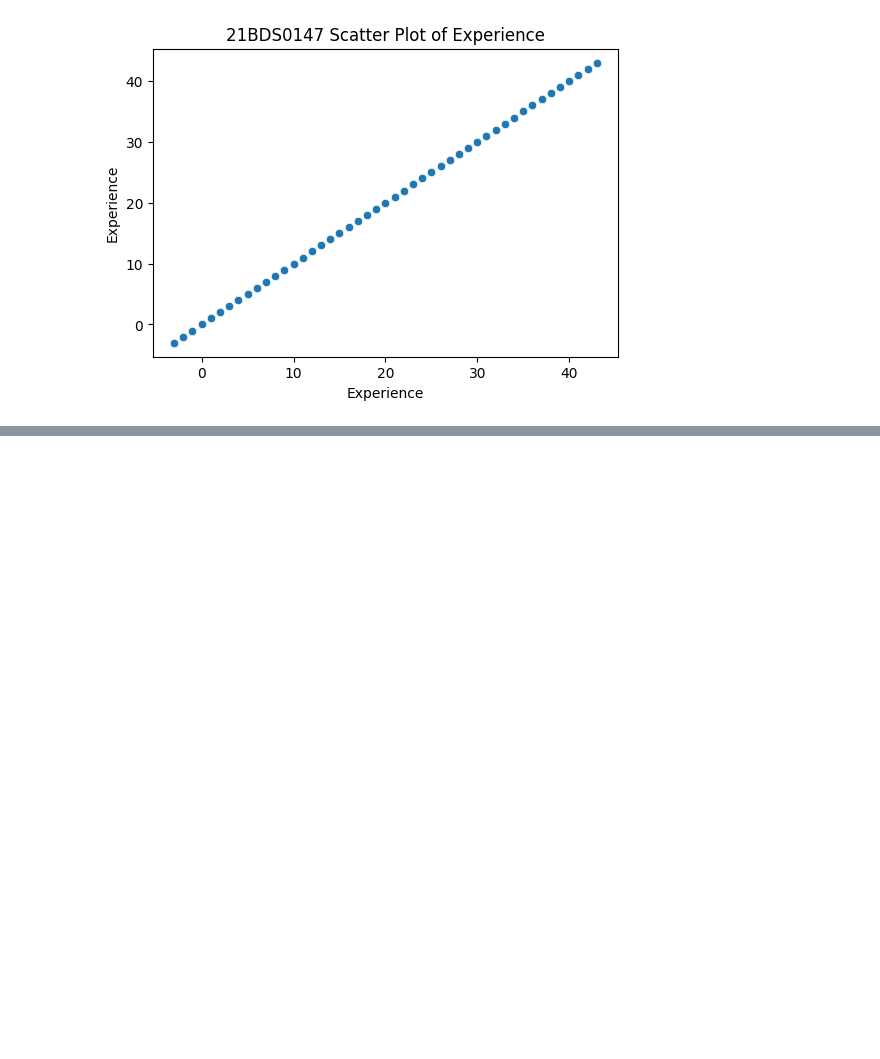
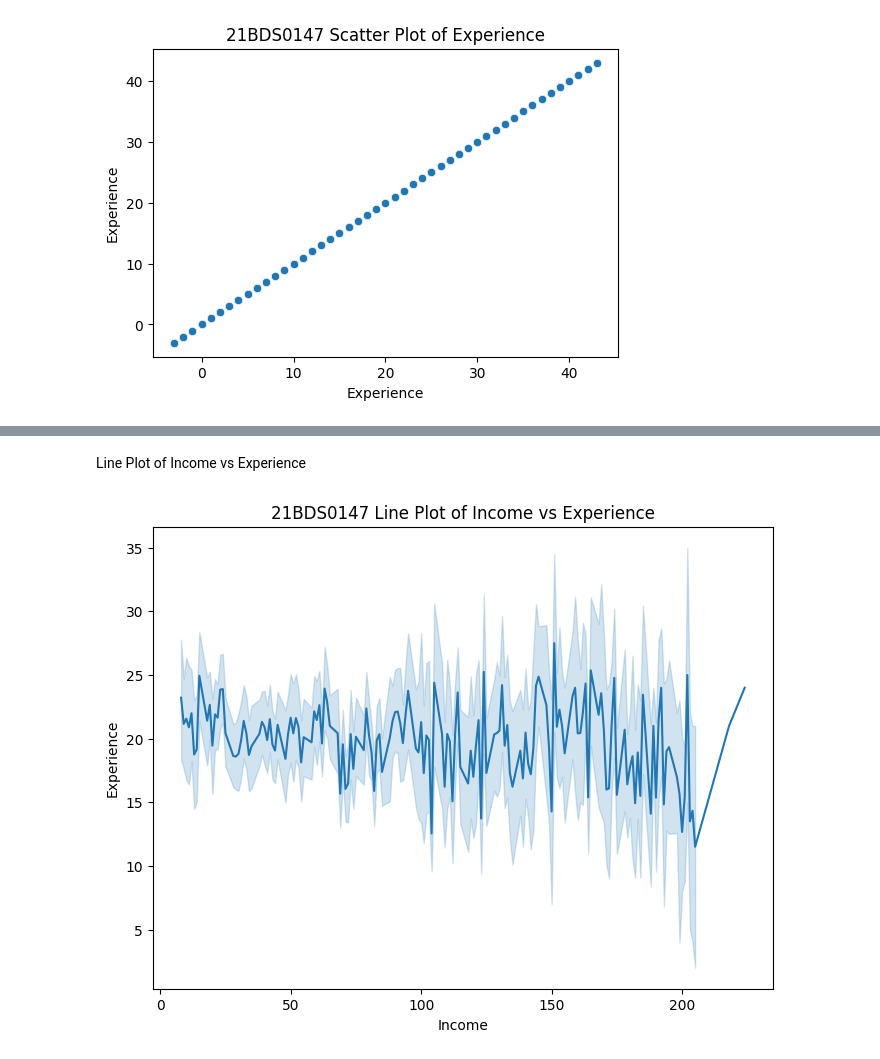
Before and after one commit to BeckhamRoshan/EDA_Theory, a Jupyter notebook: 21BDS0147_EDA_DA_1.ipynb, the cells around one changed output, grey strips where cells are left out. Saved outputs shown, nothing was run; the diff lists cells and outputs as text; code cells hidden in the pictures; blank space fills up the shorter version.

```diff
--- a/21BDS0147_EDA_DA_1.ipynb
+++ b/21BDS0147_EDA_DA_1.ipynb
@@ -352,0 +407,11 @@ plt.show()
+# %% [markdown]
+Line Plot of Income vs Experience
+# %%
+plt.figure(figsize=(8, 6))
+sns.lineplot(x='Income', y='Experience', data=df)
+plt.title('21BDS0147 Line Plot of Income vs Experience')
+plt.xlabel('Income')
+plt.ylabel('Experience')
+plt.show()
+# %% [output]
+[figure, added]
```
Also changed, not shown: parts of 45 cells of this notebook.
